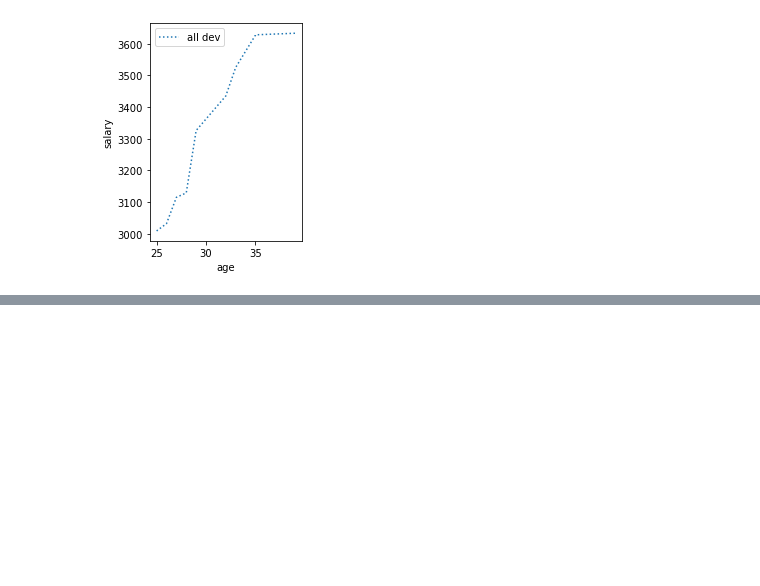
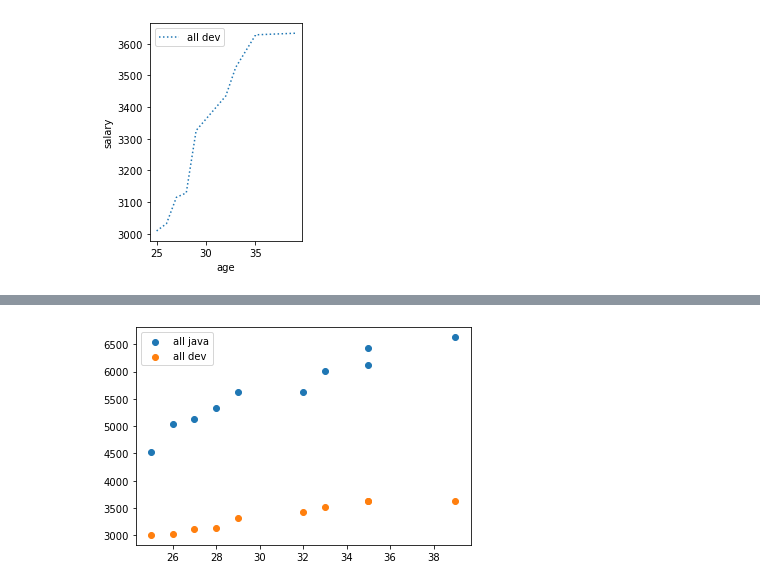
Before and after one commit to Jaideepdeloitte/applied---statistic, a Jupyter notebook: _all plots.ipynb, the cells around one changed output, grey strips where cells are left out. Saved outputs shown, nothing was run; the diff lists cells and outputs as text; code cells hidden in the pictures; blank space fills up the shorter version.

```diff
--- a/_all plots.ipynb
+++ b/_all plots.ipynb
@@ -107,0 +88,7 @@ plt.show()
+# %%
+plt.scatter(age_x,javadop,label = 'all java')
+plt.scatter(age_x,devop,label= 'all dev')
+plt.legend()
+plt.show()
+# %% [output]
+[figure, added]
```
Also changed, not shown: parts of 9 cells of this notebook.
